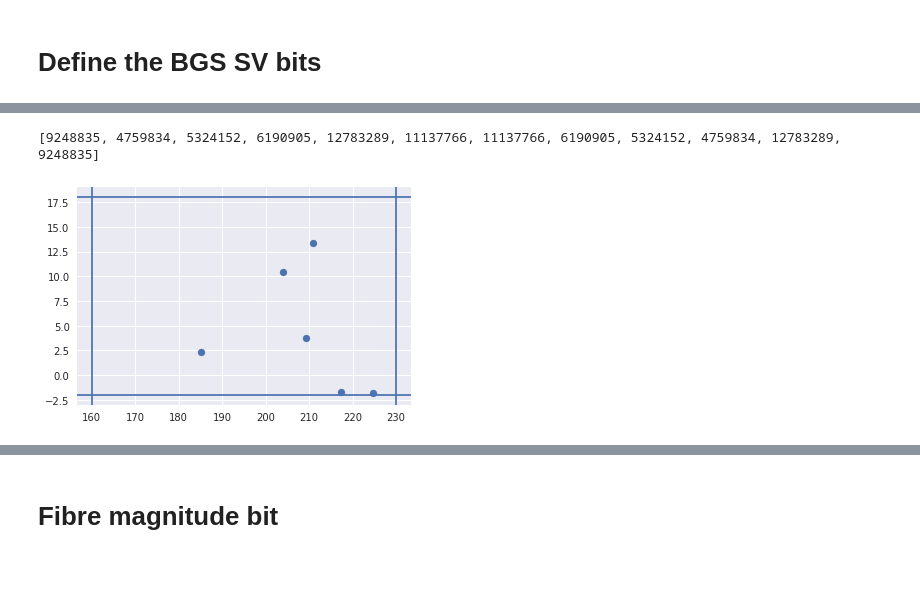
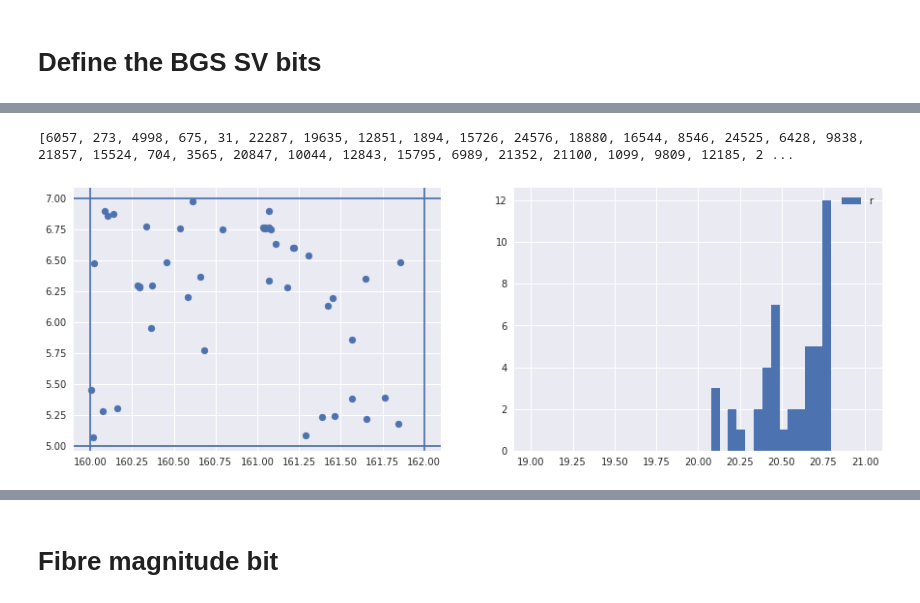
Before and after one commit to qmxp55/bgs_sv_pipeline, a Jupyter notebook: main_bgs_sv_DR8.ipynb, the cells around one changed output, grey strips where cells are left out. Saved outputs shown, nothing was run; the diff lists cells and outputs as text; code cells hidden in the pictures; blank space fills up the shorter version.

```diff
--- a/main_bgs_sv_DR8.ipynb
+++ b/main_bgs_sv_DR8.ipynb
@@ -382,7 +422,7 @@ bgs_sv_bits = {'bright':(bgs_sv & bright),
                'faint':(bgs_sv & faint),
                'faint_ext':(bgs_sv & faint_ext),
                'fmc':(bgs_sv & fmc),
-               'lowq':(cuts('lowq') & (rmag < 20.1))
+               'lowq':(cuts('lowq') & (lowq))
               }
 
 bgs_sv_any = np.zeros_like(df['RA'], dtype='?')
@@ -432,0 +636,2 @@ lowq 68068 68068 0
+# %%
+a,b,c,d = [i for i in main_patch]
@@ -432,0 +686,6 @@ lowq 68068 68068 0
+# %%
+#Load sample of resolve DR8 SV target catalogue
+columns = ['RA', 'DEC', "SV1_DESI_TARGET", "SV1_BGS_TARGET", "TARGETID", 'FLUX_R', 'MW_TRANSMISSION_R', 'FIBERFLUX_R']
+tarCat = '/global/cscratch1/sd/qmxp55/desitarget_output/targets-sv-dr8.0-%i_%i_%i_%i-MASTER_fixed.fits' %(a,b,c,d)
+dt_sv = fitsio.read(tarCat, columns=columns,upper=True, ext=1)
+print('#rows = %i, #cols = %i' %(len(dt_sv), len(dt_sv.dtype.names)))
@@ -432,0 +696,8 @@ lowq 68068 68068 0
+# %%
+bgs_sv_any_DT = (dt_sv["SV1_DESI_TARGET"] & desi_mask["BGS_ANY"]) != 0
+bgs_sv_bits_DT = {'bright':((dt_sv["SV1_BGS_TARGET"] & bgs_mask['BGS_BRIGHT']) != 0),
+                   'faint':((dt_sv["SV1_BGS_TARGET"] & bgs_mask['BGS_FAINT']) != 0),
+                   'faint_ext':((dt_sv["SV1_BGS_TARGET"] & bgs_mask['BGS_FAINT_EXT']) != 0),
+                   'fmc':((dt_sv["SV1_BGS_TARGET"] & bgs_mask['BGS_FIBMAG']) != 0),
+                   'lowq':((dt_sv["SV1_BGS_TARGET"] & bgs_mask['BGS_LOWQ']) != 0)
+                  }
@@ -433,27 +726,38 @@ lowq 68068 68068 0
 # %%
 #get the indexes of mismatches targets
-RAnot = list(set(dt_sv['RA'][bgs_sv_any_DT]) - set(df['RA'][bgs_sv_any]))
-DECnot = list(set(dt_sv['DEC'][bgs_sv_any_DT]) - set(df['DEC'][bgs_sv_any]))
+RAnot = list(set(df['RA'][bgs_sv_any]) - set(dt_sv['RA'][bgs_sv_any_DT]))
+DECnot = list(set(df['DEC'][bgs_sv_any]) - set(dt_sv['DEC'][bgs_sv_any_DT]))
+#print(len(set(dt_sv['RA'][bgs_sv_any_DT])), len(set(df['RA'][bgs_sv_any])))
 
 idxnot = []
 for i in DECnot:
-    idx = np.where(dt_sv['DEC'] == i)
+    idx = np.where(df['DEC'] == i)
     idxnot.append(idx[0][0])
 
 for i in RAnot:
-    idx = np.where(dt_sv['RA'] == i)
+    idx = np.where(df['RA'] == i)
     idxnot.append(idx[0][0])
 
 print(idxnot)
 idxnot = list(set(idxnot))
 
+plt.figure(figsize=(15,5))
+plt.subplot(1, 2, 1)
 #plot their positions in sky
-plt.scatter(dt_sv['RA'][idxnot], dt_sv['DEC'][idxnot])
+plt.scatter(df['RA'][idxnot], df['DEC'][idxnot])
 plt.axvline(main_patch[0])
 plt.axvline(main_patch[1])
 plt.axhline(main_patch[2])
 plt.axhline(main_patch[3])
+
+plt.subplot(1, 2, 2)
+bins = np.linspace(19, 21, 40)
+plt.hist(rmag[idxnot], bins=bins, label='r')
+#plt.hist(gmag[idxnot], bins=bins, label='g')
+#plt.hist(zmag[idxnot], bins=bins, label='z')
+plt.legend()
+
 plt.show()
 # %% [output]
-[9248835, 4759834, 5324152, 6190905, 12783289, 11137766, 11137766, 6190905, 5324152, 4759834, 12783289, 9248835]
+[6057, 273, 4998, 675, 31, 22287, 19635, 12851, 1894, 15726, 24576, 18880, 16544, 8546, 24525, 6428, 9838, 21857, 15524, 704, 3565, 20847, 10044, 12843, 15795, 6989, 21352, 21100, 1099, 9809, 12185, 2 ...
-[figure, old version]
+[figure, new version]
```
Also changed, not shown: parts of 34 cells of this notebook, 1 other file.
